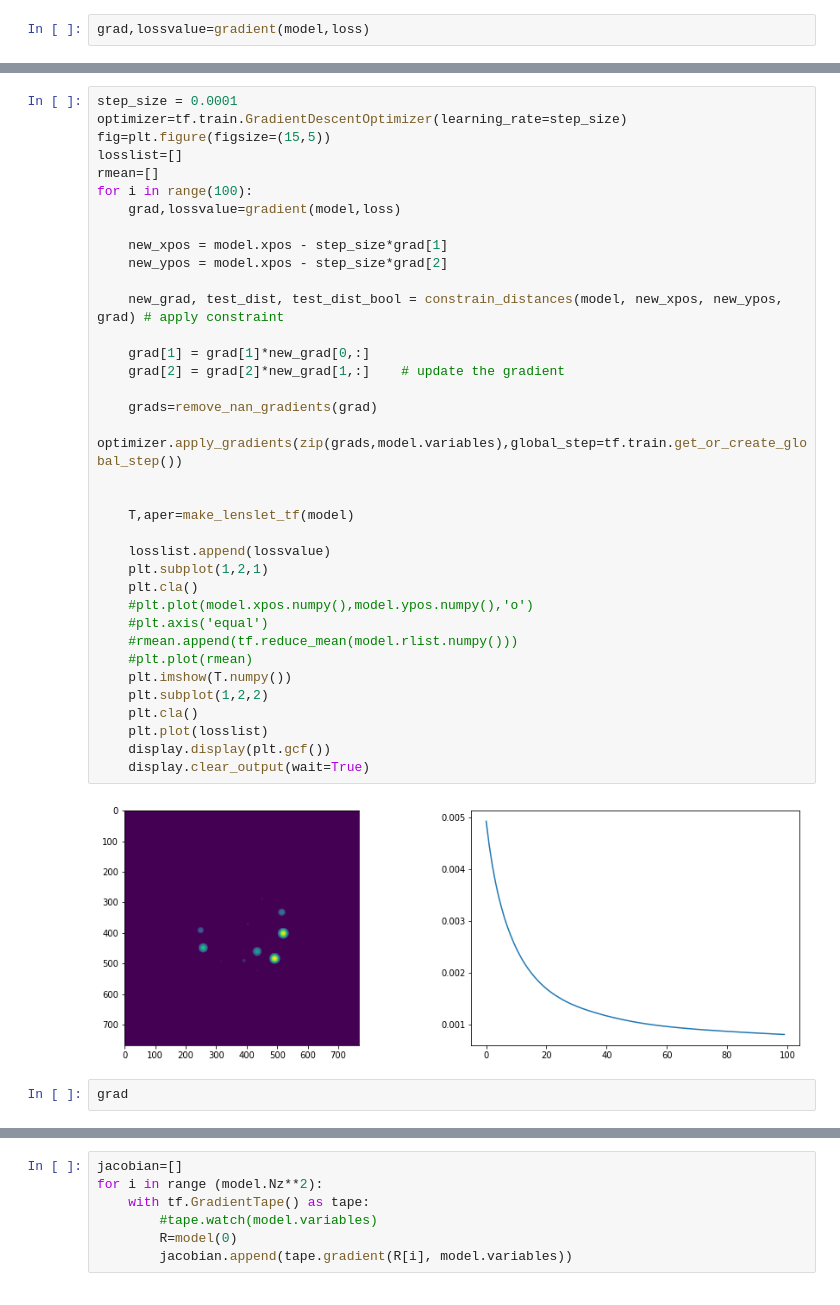
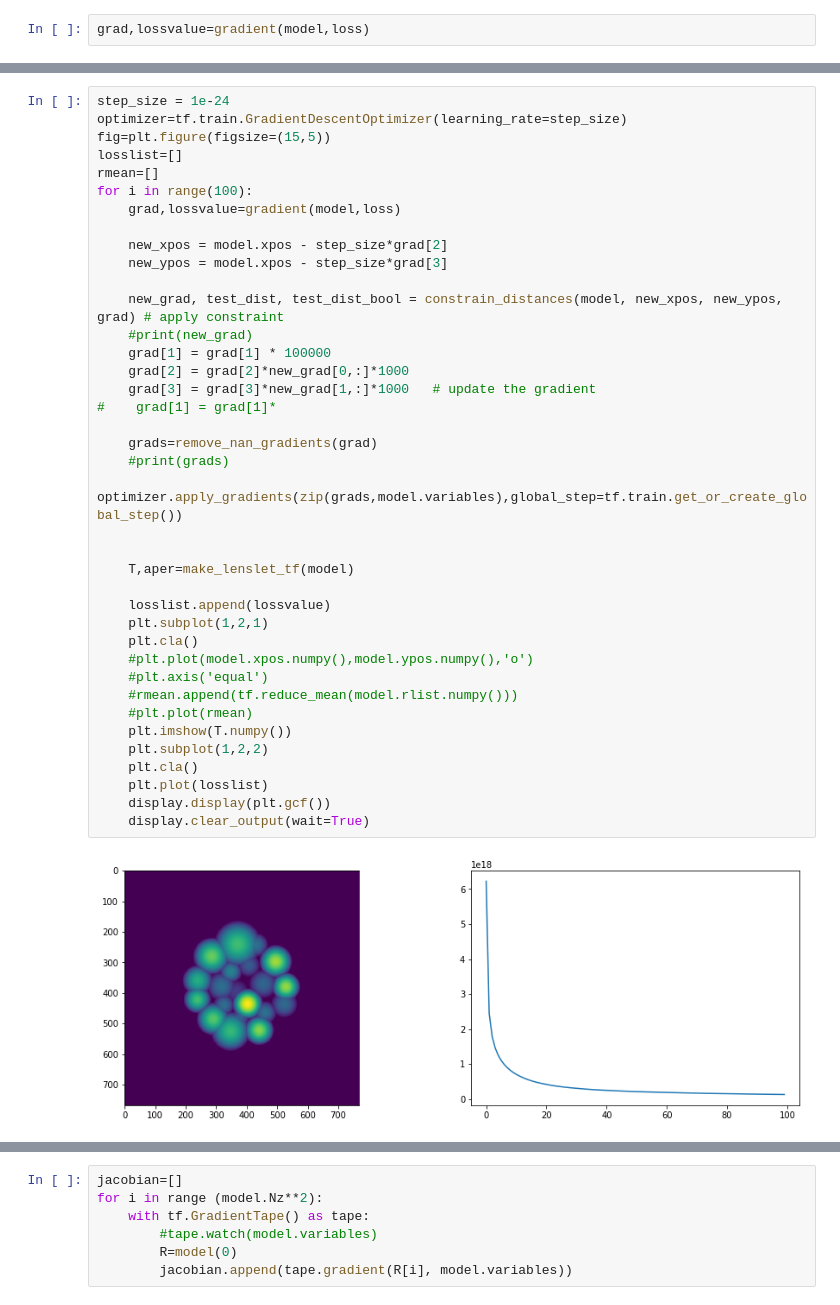
Before and after one commit to antipa/Randoscope_dev, a Jupyter notebook: RandoscopeXCorrMinTF-RadiusLearning.ipynb, the cells around one changed output, grey strips where cells are left out. Cells and saved outputs as stored; diff of their text form.

```diff
--- a/RandoscopeXCorrMinTF-RadiusLearning.ipynb
+++ b/RandoscopeXCorrMinTF-RadiusLearning.ipynb
@@ -236,41 +309,42 @@ grad
        dtype=float32)>]
 # %%
-step_size = 0.0001
+step_size = 1e-24
 optimizer=tf.train.GradientDescentOptimizer(learning_rate=step_size)
 fig=plt.figure(figsize=(15,5))
 losslist=[]
 rmean=[]
 for i in range(100):
     grad,lossvalue=gradient(model,loss)
 
-    new_xpos = model.xpos - step_size*grad[1]
-    new_ypos = model.xpos - step_size*grad[2]
+    new_xpos = model.xpos - step_size*grad[2]
+    new_ypos = model.xpos - step_size*grad[3]
 
     new_grad, test_dist, test_dist_bool = constrain_distances(model, new_xpos, new_ypos, grad) # apply constraint
-
-    grad[1] = grad[1]*new_grad[0,:]
-    grad[2] = grad[2]*new_grad[1,:]    # update the gradient
+    #print(new_grad)
+    grad[1] = grad[1] * 100000
+    grad[2] = grad[2]*new_grad[0,:]*1000
+    grad[3] = grad[3]*new_grad[1,:]*1000   # update the gradient
+#    grad[1] = grad[1]*
 
     grads=remove_nan_gradients(grad)
+    #print(grads)
     optimizer.apply_gradients(zip(grads,model.variables),global_step=tf.train.get_or_create_global_step())
 
 
     T,aper=make_lenslet_tf(model)
 
     losslist.append(lossvalue)
     plt.subplot(1,2,1)
     plt.cla()
     #plt.plot(model.xpos.numpy(),model.ypos.numpy(),'o')
     #plt.axis('equal')
     #rmean.append(tf.reduce_mean(model.rlist.numpy()))
     #plt.plot(rmean)
     plt.imshow(T.numpy())
     plt.subplot(1,2,2)
     plt.cla()
     plt.plot(losslist)
     display.display(plt.gcf())
     display.clear_output(wait=True)
 # %% [output]
-[figure, old version]
+[figure, new version]
-# %%
-grad
```
Also changed, not shown: parts of 13 cells of this notebook, 2 other files.
